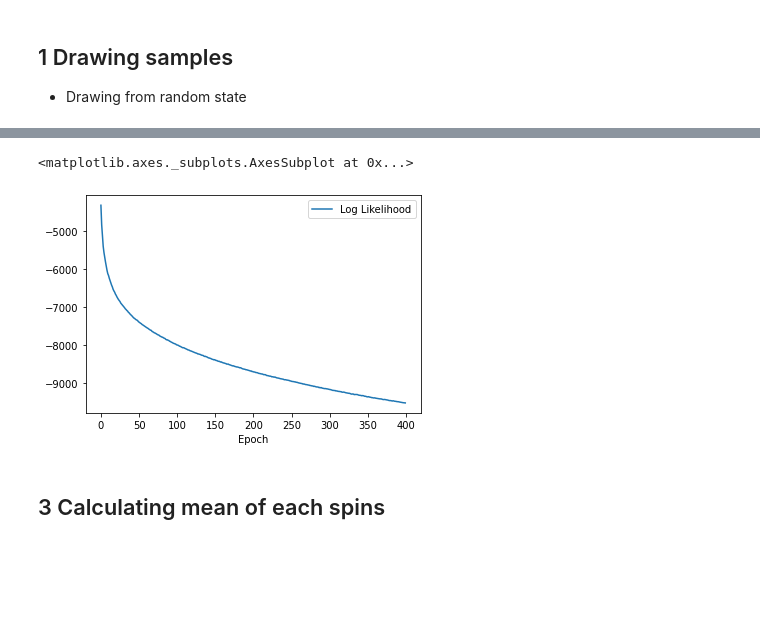
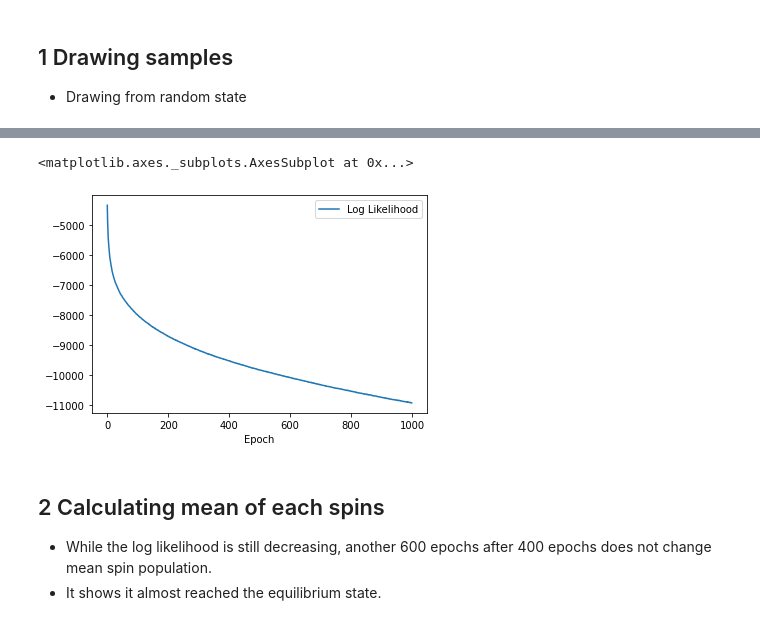
Before and after one commit to shukob/CohortProject_2020, a Jupyter notebook: datasets/IsingSamplesDW/dwave-solution.ipynb, the cells around one changed output, grey strips where cells are left out. Cells and saved outputs as stored; diff of their text form; code cells hidden in the pictures; blank space fills up the shorter version.

```diff
--- a/datasets/IsingSamplesDW/dwave-solution.ipynb
+++ b/datasets/IsingSamplesDW/dwave-solution.ipynb
@@ -86,13 +95,18 @@ Elapsed 0:00:10.357798 for k = 1000
 # %%
 import pandas as pd
-ll_df = pd.read_csv('training_logs/dwave_k100_e400_ll.csv', names=['Log Likelihood'], skiprows=1)
+ll_df1 = pd.read_csv('training_logs/dwave_k100_e400_ll.csv', names=['Log Likelihood'], skiprows=1)
+ll_df2 = pd.read_csv('training_logs/dwave_k100_e401-1000_ll.csv', names=['Log Likelihood'], skiprows=1)
+ll_df2.index = list(range(400, 1000))
+ll_df = pd.concat([ll_df1, ll_df2])
 ll_df.index.name = 'Epoch'
 ll_df.plot()
 # %% [output]
 <matplotlib.axes._subplots.AxesSubplot at 0x...>
-[figure, old version]
+[figure, new version]
-# %% [markdown]
-## 3 Calculating mean of each spins
+# %% [markdown]
+## 2 Calculating mean of each spins
+- While the log likelihood is still decreasing, another 600 epochs after 400 epochs does not change mean spin population.
+- It shows it almost reached the equilibrium state.
 # %%
 import pandas as pd
 samples_numpy = samples.cpu().numpy()
```
Also changed, not shown: parts of 8 cells of this notebook, 5 other files.
